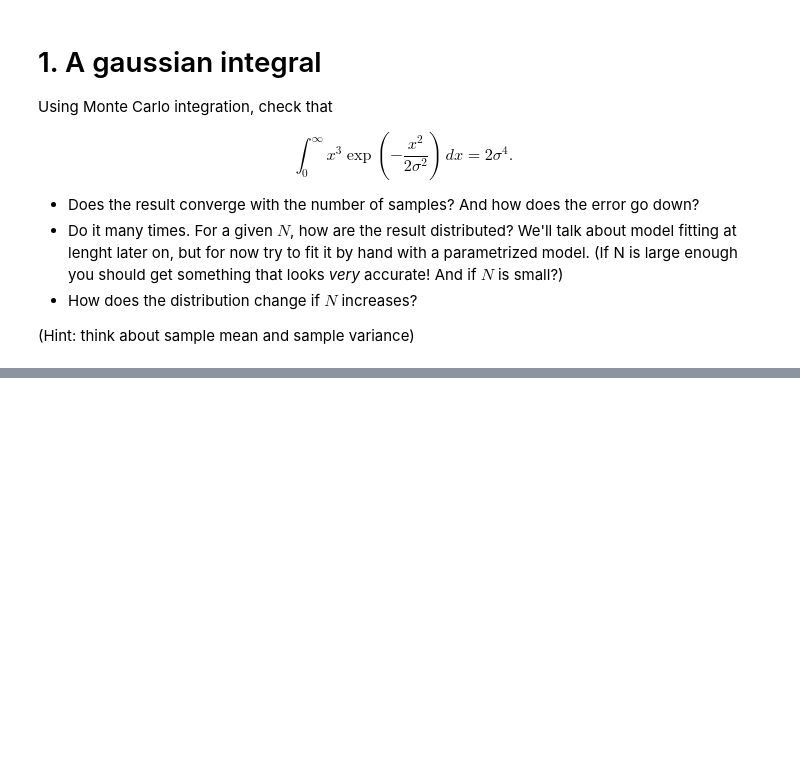
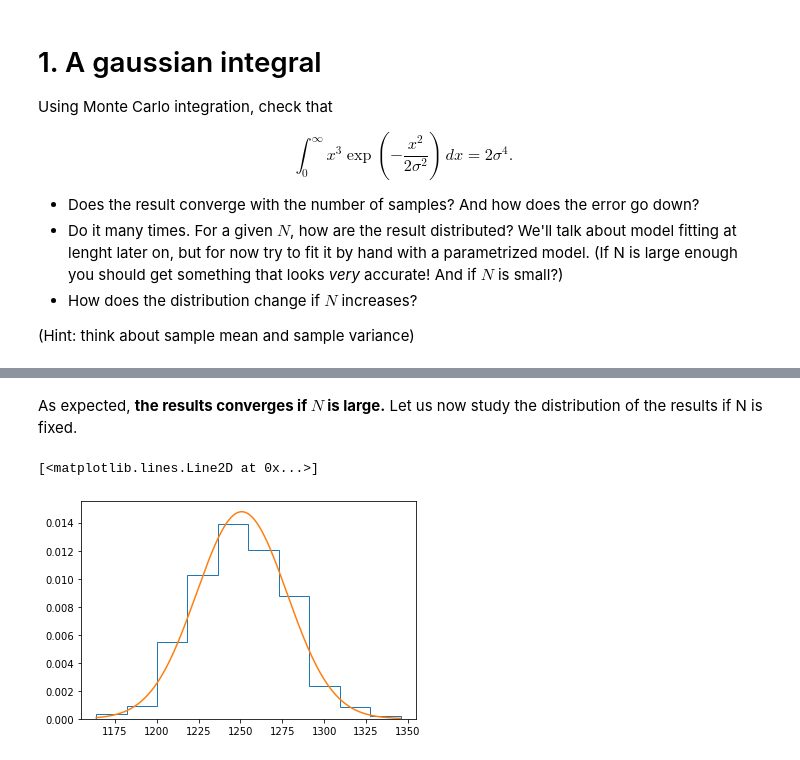
Before and after one commit to lisam10/astrostatistics_bicocca_2024, a Jupyter notebook: working/W03_Gaussian.ipynb, the cells around one changed output, grey strips where cells are left out. Drawn from its saved outputs; the diff is of its cells as text; code cells hidden in the pictures; blank space fills up the shorter version.

```diff
--- a/working/W03_Gaussian.ipynb
+++ b/working/W03_Gaussian.ipynb
@@ -74,0 +83,19 @@ TypeError: unsupported operand type(s) for *: 'NoneType' and 'float'
+# %% [markdown]
+As expected, **the results converges if $N$ is large.** Let us now study the distribution of the results if N is fixed.
+# %%
+sample_n = 10000
+runs_n = 1000
+
+N_results = np.empty(runs_n)
+
+for i in range(runs_n):
+    N_results[i] = MC_integration(sample_n, mean, sigma)
+
+n, bins, patches = plt.hist(N_results, histtype = 'step', density= True)
+
+(mean_int, sigma_int) = norm.fit(N_results)
+y= np.linspace (N_results.min(), N_results.max(), 1000)
+plt.plot(y, norm.pdf(y, mean_int, sigma_int), label ="Gaussian fit")
+# %% [output]
+[<matplotlib.lines.Line2D at 0x...>]
+[figure, added]
```
Also changed, not shown: parts of 4 cells of this notebook.
